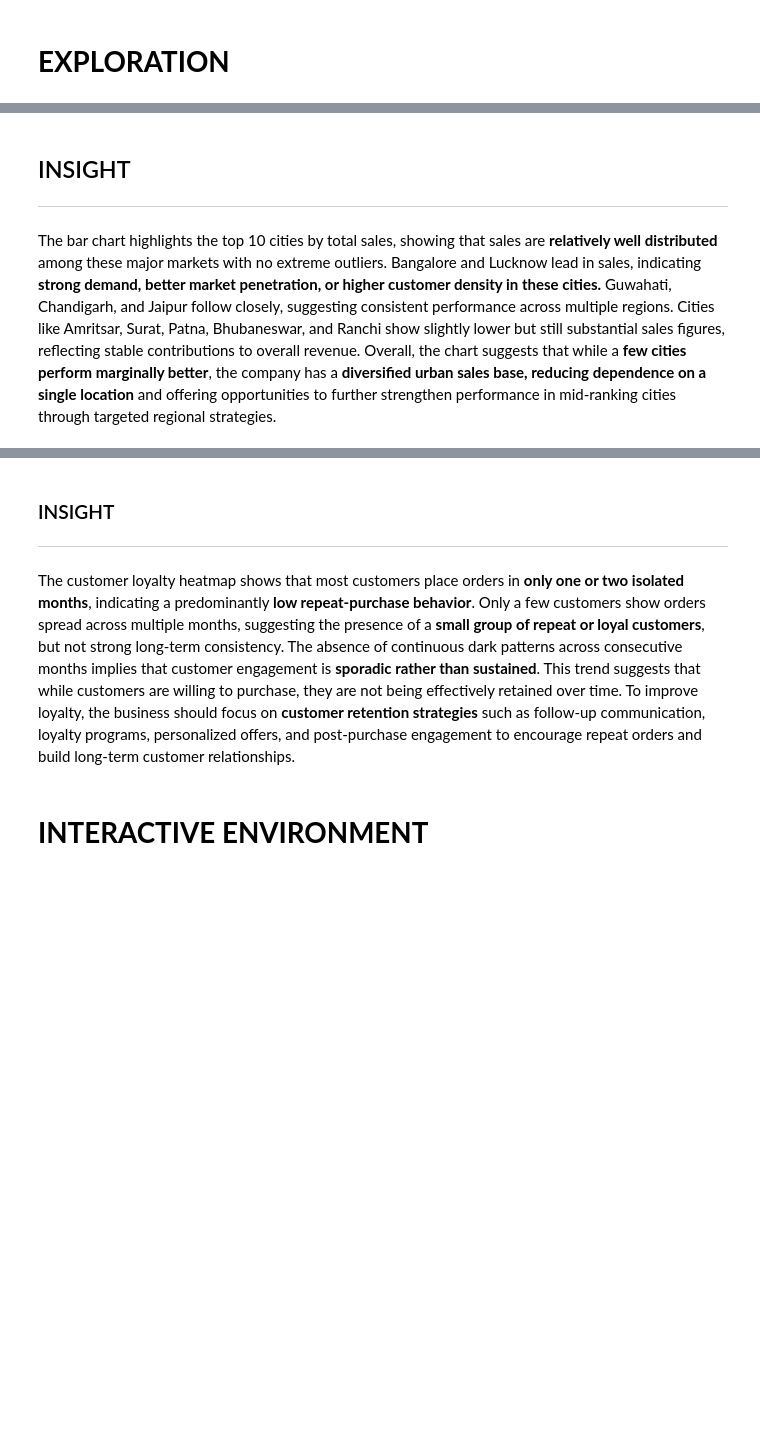
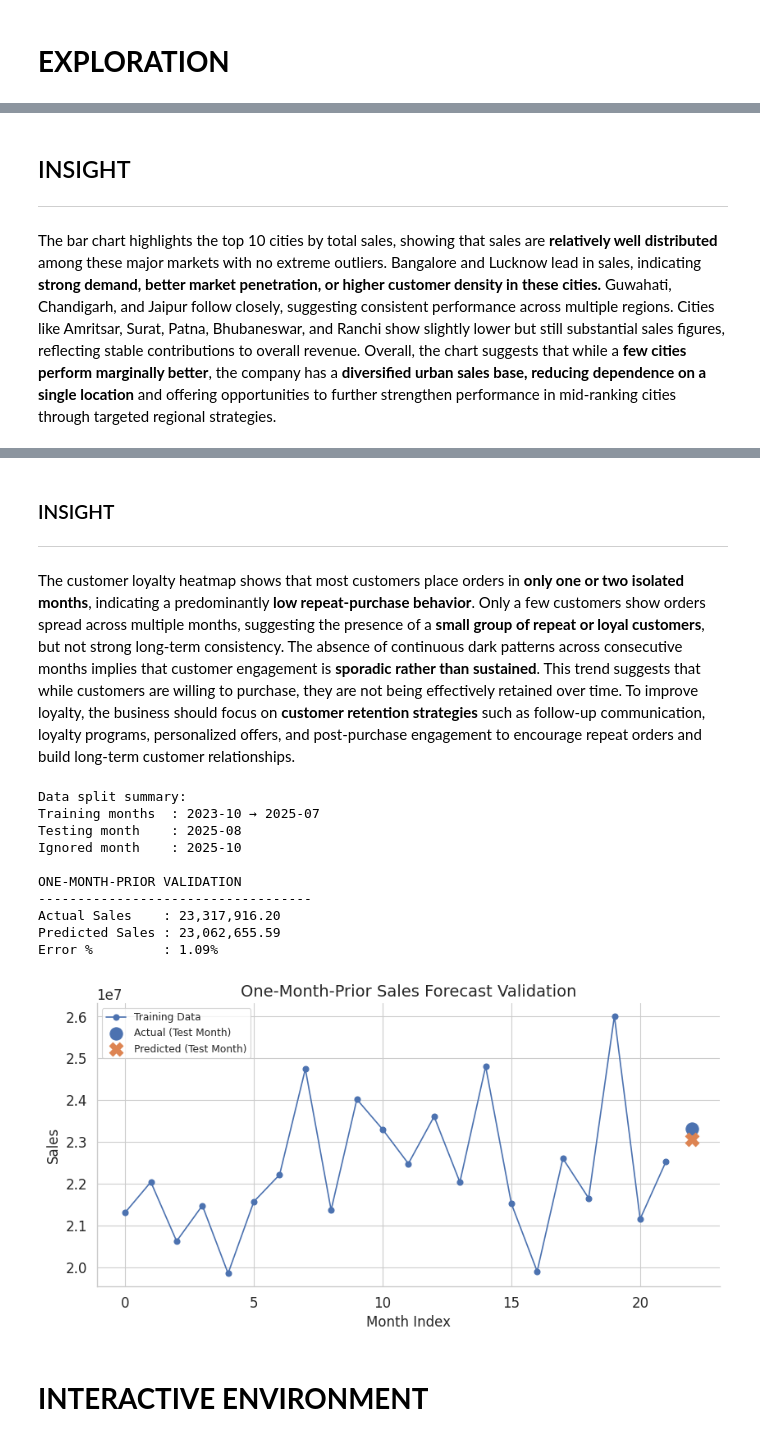
Before and after one commit to ayushinto-space/Performance-Metrics-and-Sales-Analysis-Using-Python, a Jupyter notebook: project.ipynb, the cells around one changed output, grey strips where cells are left out. Cells and saved outputs as stored; diff of their text form; code cells hidden in the pictures; blank space fills up the shorter version.

Commit message:
Cleaned main

```diff
--- a/project.ipynb
+++ b/project.ipynb
@@ -198,13 +198,10 @@ def plot_sales_by_year(df_clean):
 
     plt.figure(figsize=(7, 4.5), dpi=120)
     sns.barplot(x=yearly_sales.index, y=yearly_sales.values, palette="PuBuGn", hue=None, legend=False)
-
     plt.title("Total Sales by Year", fontweight="bold")
     plt.xlabel("Year")
     plt.ylabel("Sales")
-
     plt.ylim(1e7, 5e8)
-
     sns.despine()
     plt.tight_layout()
     fig = plt.gcf()
@@ -221,16 +218,13 @@ The graph shows a clear sales trend over three years. In **2023, sales are relat
 # plot profit margin by year
 def plot_profit_margin_by_year(df_clean):
     yearly_margin = profit_margin_by_year(df_clean)
+
     plt.figure(figsize=(7, 4.5), dpi=120)
-    sns.lineplot(x=yearly_margin.index, y=yearly_margin.values*100, marker='o', linewidth=2,
-        markersize=7, color="crimson")
-
+    sns.lineplot(x=yearly_margin.index, y=yearly_margin.values*100, marker='o', linewidth=2, markersize=7, color="crimson")
     plt.title("Profit Margin by Year", fontweight="bold")
     plt.xlabel("Year")
     plt.ylabel("Profit Margin")
-
     plt.xticks([2023, 2023.5, 2024, 2024.5, 2025])
-
     sns.despine()
     plt.tight_layout()
     fig = plt.gcf()
@@ -247,6 +241,7 @@ The graph shows a gradual and **consistent improvement in profit margin** from 2
 # plot sales by month
 def plot_sales_by_month(df_clean):
     monthly = sales_by_month(df_clean)
+
     plt.figure(figsize=(7, 4.5), dpi=120)
     plt.plot(monthly.index.astype(str), monthly.values)
     plt.xticks(rotation=45)
@@ -271,6 +266,7 @@ The monthly sales trend shows **noticeable fluctuations over time, indicating se
 # plot top cities
 def plot_top_cities(df, top =10):
     city_data = top_cities(df, top)
+
     plt.figure(figsize=(10,5), dpi = 120)
     sns.barplot(x=city_data.index, y=city_data['sales'], palette='coolwarm')
     plt.xticks(rotation=45, ha='right')
@@ -294,10 +290,9 @@ The bar chart highlights the top 10 cities by total sales, showing that sales ar
 df_clean['order_month'] = df_clean['order_date'].dt.to_period('M').astype(str)
 def plot_customer_loyalty(df_clean):
     loyalty_matrix = customer_loyalty(df_clean)
+
     plt.figure(figsize=(10.6, 6), dpi = 120)
-
     sns.heatmap(loyalty_matrix, cmap="YlOrRd", linewidths=0.5, annot=True, fmt="d")
-
     plt.title("Customer Loyalty Heatmap (Orders per Month)", fontweight="bold")
     plt.xlabel("Month")
     plt.ylabel("Customer")
@@ -315,7 +310,7 @@ The customer loyalty heatmap shows that most customers place orders in **only on
 
 # regression plotter
 def plot_one_month_prior(train_data, test_data, predicted):
-    plt.figure(figsize=(8,5))
+    plt.figure(figsize=(8.5,4.5))
 
     # training data
     plt.plot(
@@ -359,38 +354,50 @@ plot_profit_margin_by_year(df_clean)
 plot_sales_by_month(df_clean)
 plot_top_cities(df_clean)
 plot_customer_loyalty(df_clean)
+plot_one_month_prior(*one_month_prior_test(df_clean))
 # %% [output]
 Passing `palette` without assigning `hue` is deprecated and will be removed in v0.14.0. Assign the `x` variable to `hue` and set `legend=False` for the same effect.
 
   sns.barplot(x=yearly_sales.index, y=yearly_sales.values, palette="PuBuGn", hue=None, legend=False)
 [figure]
 ### INSIGHT
 ---
 
 The graph shows a clear sales trend over three years. In **2023, sales are relatively low, indicating an early growth** or development stage with limited market reach or brand presence. A **sharp increase in 2024** reflects strong performance, likely due to successful marketing, market expansion, or improved sales strategies. In **2025, sales decline** compared to 2024 but remain well above 2023 levels, suggesting a **normal market correction rather than a major downturn**. Overall, the trend highlights **strong growth potential** while emphasizing the need for sustainable strategies such as customer retention, operational efficiency, and **continuous innovation to maintain long-term stability**.
 [figure]
 ### INSIGHT
 ---
 
 The graph shows a gradual and **consistent improvement in profit margin** from 2023 to 2025. In 2023, the profit margin is at its lowest level, indicating relatively higher costs or lower pricing efficiency during that year. A slight **increase is observed in 2024**, suggesting better cost control, **improved pricing strategies, or operational efficiencies** despite changes in sales volume. By 2025, the profit margin rises more noticeably, reaching its highest point, which indicates that the company has **become more efficient in converting sales into profit**. Overall, this trend suggests improving profitability over time, likely driven by cost optimization, better resource management, and a focus on higher-margin products or services.
 [figure]
 ### INSIGHT
 ---
 
 The monthly sales trend shows **noticeable fluctuations over time, indicating seasonal** and short-term variations in performance. From late 2023 through most of 2024, sales remain relatively stable with moderate ups and downs, suggesting **consistent demand** with periodic increases likely **due to promotions, seasonal effects, or higher customer activity**. Peaks observed at certain months reflect stronger sales periods, possibly during festive seasons or **successful marketing campaigns**. Moving into 2025, sales continue to fluctuate but generally stay within a similar range until a sharp decline appears in the final month. This sudden drop may be due to incomplete data for that month, operational disruptions, or an exceptional external factor. Overall, the trend suggests **stable monthly performance with predictable variability**, highlighting the importance of planning for seasonality and **investigating abrupt declines to prevent future revenue losses.**
 Passing `palette` without assigning `hue` is deprecated and will be removed in v0.14.0. Assign the `x` variable to `hue` and set `legend=False` for the same effect.
 
   sns.barplot(x=city_data.index, y=city_data['sales'], palette='coolwarm')
 [figure]
 ## INSIGHT
 ---
 
 The bar chart highlights the top 10 cities by total sales, showing that sales are **relatively well distributed** among these major markets with no extreme outliers. Bangalore and Lucknow lead in sales, indicating **strong demand, better market penetration, or higher customer density in these cities.** Guwahati, Chandigarh, and Jaipur follow closely, suggesting consistent performance across multiple regions. Cities like Amritsar, Surat, Patna, Bhubaneswar, and Ranchi show slightly lower but still substantial sales figures, reflecting stable contributions to overall revenue. Overall, the chart suggests that while a **few cities perform marginally better**, the company has a **diversified urban sales base, reducing dependence on a single location** and offering opportunities to further strengthen performance in mid-ranking cities through targeted regional strategies.
 [figure]
 ### INSIGHT
 ---
 
 The customer loyalty heatmap shows that most customers place orders in **only one or two isolated months**, indicating a predominantly **low repeat-purchase behavior**. Only a few customers show orders spread across multiple months, suggesting the presence of a **small group of repeat or loyal customers**, but not strong long-term consistency. The absence of continuous dark patterns across consecutive months implies that customer engagement is **sporadic rather than sustained**. This trend suggests that while customers are willing to purchase, they are not being effectively retained over time. To improve loyalty, the business should focus on **customer retention strategies** such as follow-up communication, loyalty programs, personalized offers, and post-purchase engagement to encourage repeat orders and build long-term customer relationships.
+Data split summary:
+Training months  : 2023-10 → 2025-07
+Testing month    : 2025-08
+Ignored month    : 2025-10
+
+ONE-MONTH-PRIOR VALIDATION
+-----------------------------------
+Actual Sales    : 23,317,916.20
+Predicted Sales : 23,062,655.59
+Error %         : 1.09%
+[figure, added]
 # %% [markdown]
 # **INTERACTIVE ENVIRONMENT**
 # %%
```
Also changed, not shown: parts of 3 cells of this notebook.
